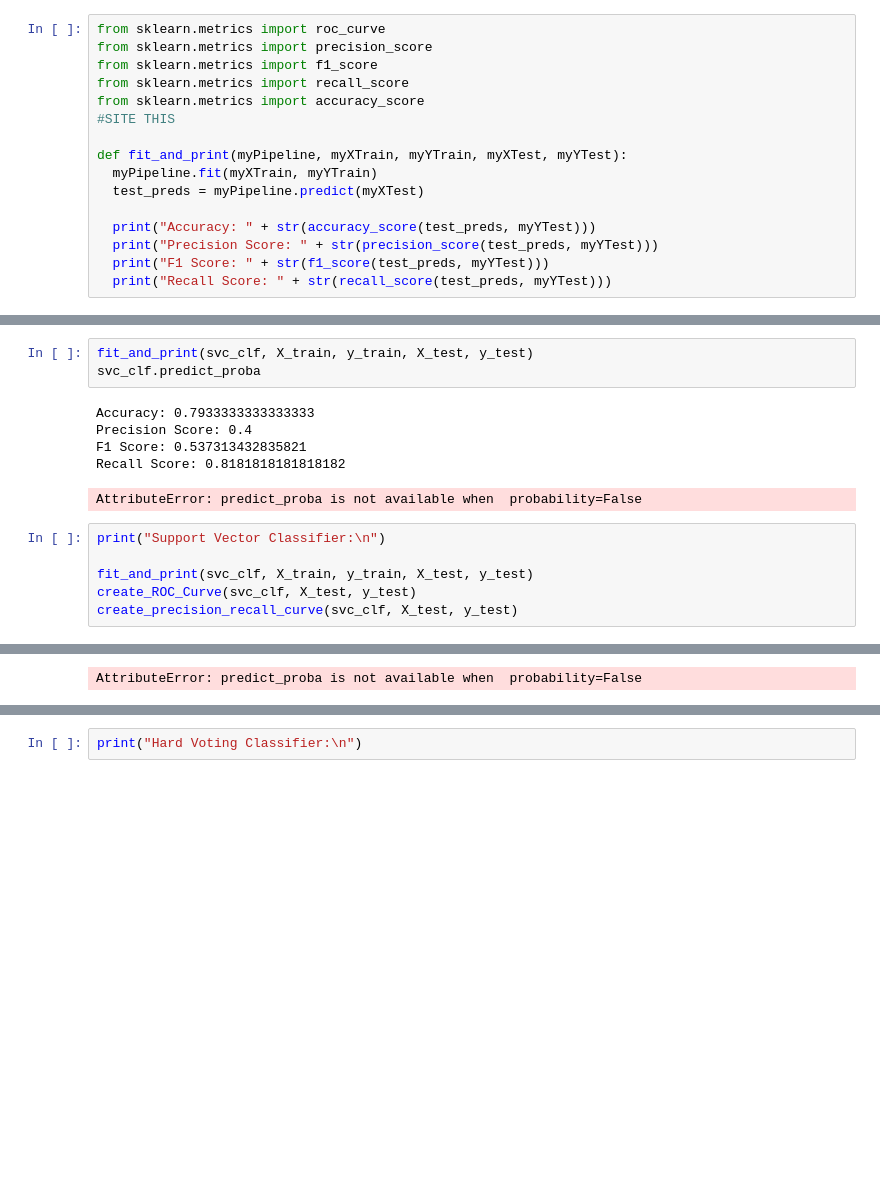
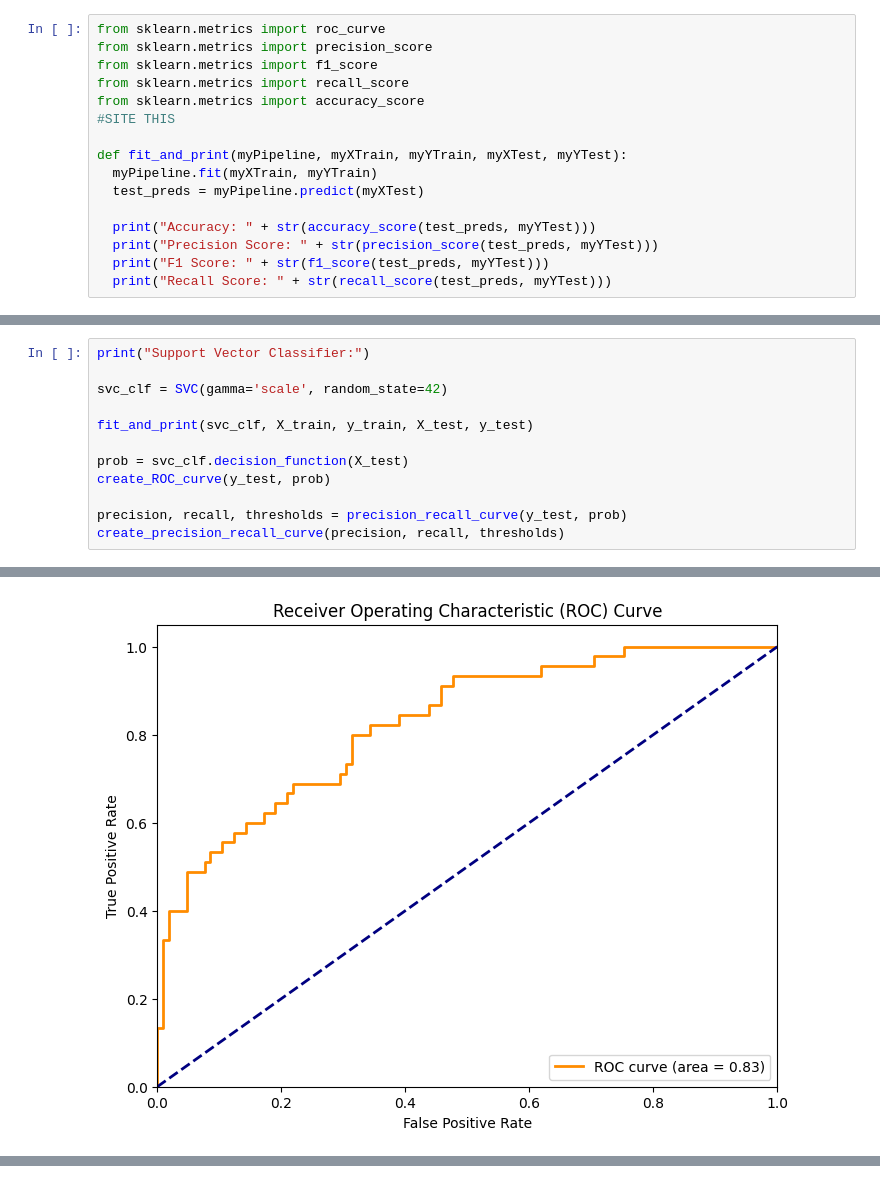
Before and after one commit to GabeALopez/machine-learning-projects, a Jupyter notebook: project3/Gabriel_Lopez_Project3.ipynb, the cells around one changed output, grey strips where cells are left out. Cells and saved outputs as stored; diff of their text form; blank space fills up the shorter version.

```diff
--- a/project3/Gabriel_Lopez_Project3.ipynb
+++ b/project3/Gabriel_Lopez_Project3.ipynb
@@ -187,18 +188,15 @@ Recall Score: 0.7058823529411765
 [figure]
-# %%
-fit_and_print(svc_clf, X_train, y_train, X_test, y_test)
-svc_clf.predict_proba
-# %% [output]
-Accuracy: 0.7933333333333333
-Precision Score: 0.4
-F1 Score: 0.537313432835821
-Recall Score: 0.8181818181818182
-AttributeError: predict_proba is not available when  probability=False
 # %%
-print("Support Vector Classifier:\n")
+print("Support Vector Classifier:")
+
+svc_clf = SVC(gamma='scale', random_state=42)
 
 fit_and_print(svc_clf, X_train, y_train, X_test, y_test)
-create_ROC_Curve(svc_clf, X_test, y_test)
-create_precision_recall_curve(svc_clf, X_test, y_test)
+
+prob = svc_clf.decision_function(X_test)
+create_ROC_curve(y_test, prob)
+
+precision, recall, thresholds = precision_recall_curve(y_test, prob)
+create_precision_recall_curve(precision, recall, thresholds)
 # %% [output]
 Support Vector Classifier:
@@ -206,5 +203,5 @@ Support Vector Classifier:
 Accuracy: 0.7933333333333333
 Precision Score: 0.4
 F1 Score: 0.537313432835821
 Recall Score: 0.8181818181818182
-AttributeError: predict_proba is not available when  probability=False
+[figure, added]
@@ -211,2 +208,0 @@ AttributeError: predict_proba is not available when  probability=False
-# %%
-print("Hard Voting Classifier:\n")
```
Also changed, not shown: parts of 6 cells of this notebook.
